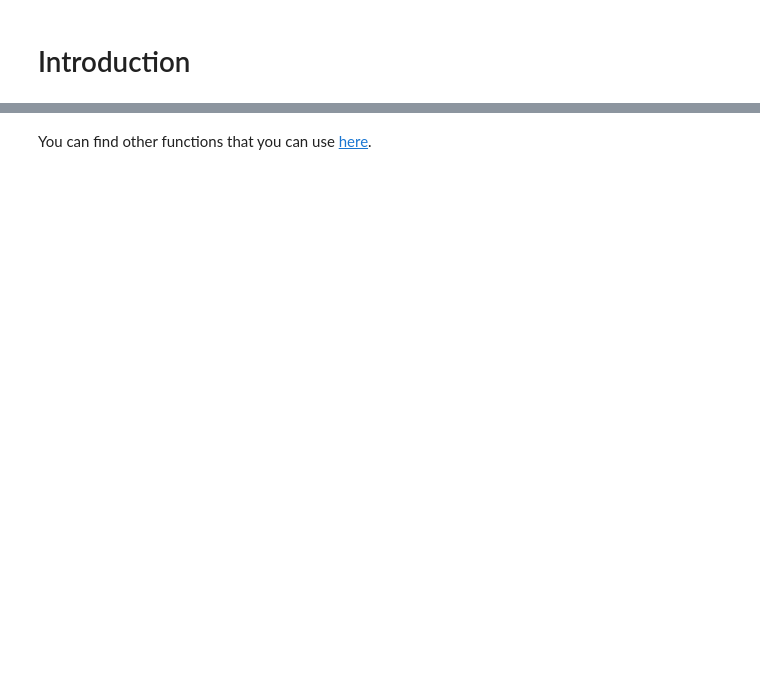
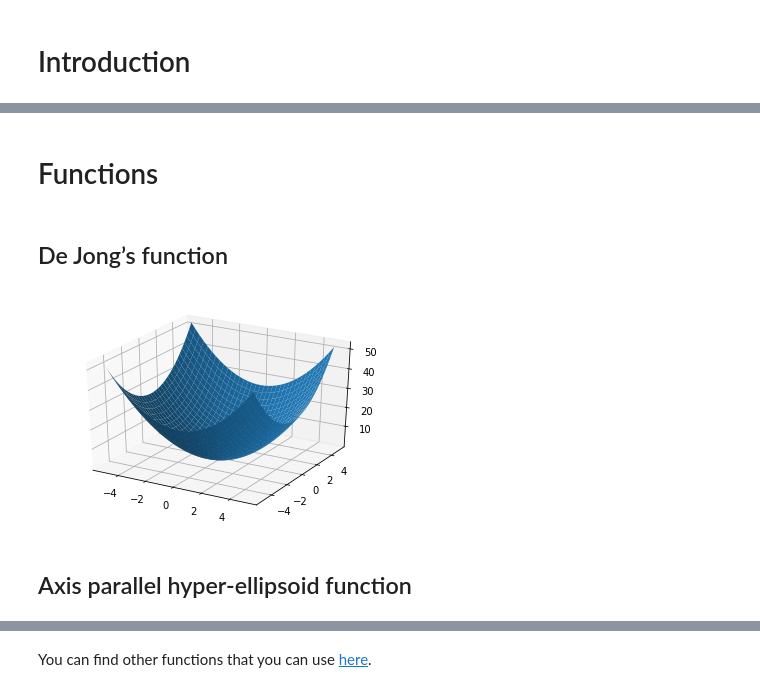
Before and after one commit to Computational-Intelligence-Fall18/Computational-Intelligence-Tutorials, a Jupyter notebook: Week 4 - Genetic Algorithm(part 3)/Genetic Algorithm.ipynb, the cells around one changed output, grey strips where cells are left out. Cells and saved outputs as stored; diff of their text form; code cells hidden in the pictures; blank space fills up the shorter version.

```diff
--- a/Week 4 - Genetic Algorithm(part 3)/Genetic Algorithm.ipynb
+++ b/Week 4 - Genetic Algorithm(part 3)/Genetic Algorithm.ipynb
@@ -4,0 +33,7 @@ In this week, our goal is to solve the minimization problem for each of the func
+# %%
+def data_point_creator(x_bound, y_bound, func, prec=.1):
+    x = np.arange(-5.12, 5.12, prec)
+    y = np.arange(-5.12, 5.12, prec)
+    x, y = np.meshgrid(x, y)
+    z = np.array(list(map(func, x, y)))
+    return x, y, z
@@ -4,0 +85,12 @@ In this week, our goal is to solve the minimization problem for each of the func
+# %% [markdown]
+# Functions
+# %% [markdown]
+## De Jong’s function
+# %%
+de_jong_func = lambda x, y: x**2 + y**2
+# %%
+three_d_plot(*data_point_creator(-5.12, 5.12, de_jong_func))
+# %% [output]
+[figure, added]
+# %% [markdown]
+## Axis parallel hyper-ellipsoid function
```
Also changed, not shown: parts of 42 cells of this notebook.
